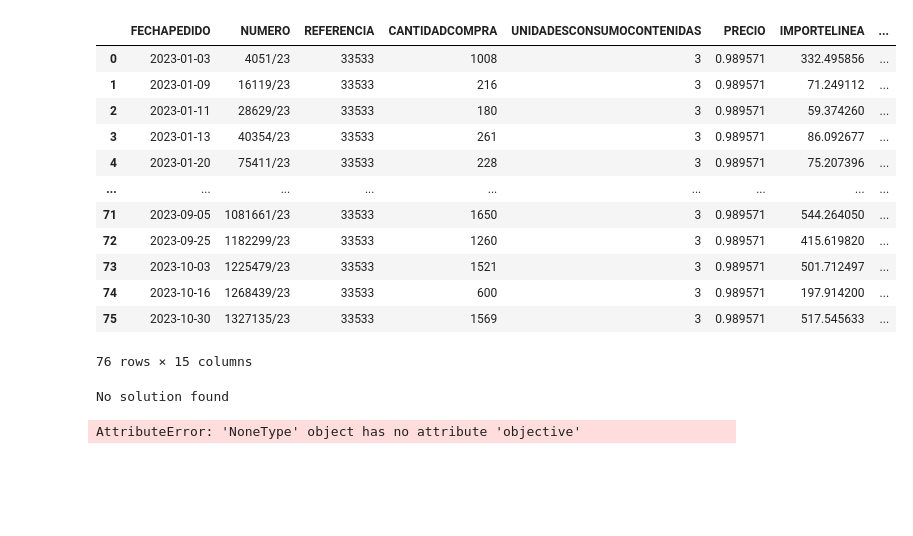
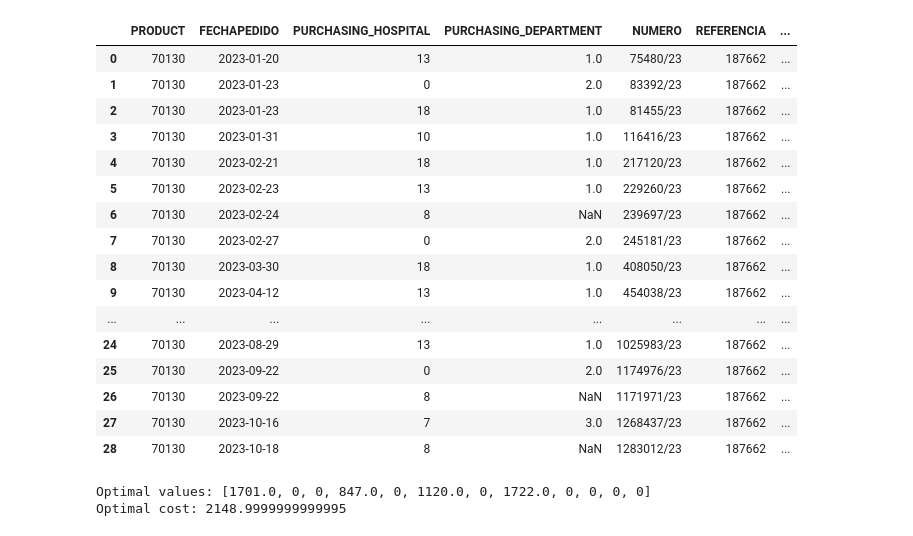
Before and after one commit to JoelSoleCasale/OptiFlowInnovators, a Jupyter notebook: notebooks/testing.ipynb, the cells around one changed output. Cells and saved outputs as stored; diff of their text form; code cells hidden in the pictures; blank space fills up the shorter version.

```diff
--- a/notebooks/testing.ipynb
+++ b/notebooks/testing.ipynb
@@ -6,27 +6,32 @@ from model.optimization_model import OptimizationModel
 import pyomo.environ as pyo
 import pandas as pd
 # %%
-df = pd.read_csv('../data/consumo_material_preprocessed.csv')
+df = pd.read_csv('../data/joel_df.csv')
 # %%
 df = df[df['FECHAPEDIDO'].str.contains('2023')]
 df = df.reset_index(drop=True)
 
-CODIGO_PROD = 65056
+CODIGO_PROD = 70130
 data = df[df['CODIGO_NUM'] == CODIGO_PROD]
 data.reset_index(drop=True, inplace=True)
+
 data
 # %% [output]
-|  | FECHAPEDIDO | NUMERO | REFERENCIA | CANTIDADCOMPRA | UNIDADESCONSUMOCONTENIDAS | PRECIO | IMPORTELINEA | ... |
-| 0 | 2023-01-03 | 4051/23 | 33533 | 1008 | 3 | 0.989571 | 332.495856 | ... |
-| 1 | 2023-01-09 | 16119/23 | 33533 | 216 | 3 | 0.989571 | 71.249112 | ... |
-| 2 | 2023-01-11 | 28629/23 | 33533 | 180 | 3 | 0.989571 | 59.374260 | ... |
-| 3 | 2023-01-13 | 40354/23 | 33533 | 261 | 3 | 0.989571 | 86.092677 | ... |
-| 4 | 2023-01-20 | 75411/23 | 33533 | 228 | 3 | 0.989571 | 75.207396 | ... |
-| ... | ... | ... | ... | ... | ... | ... | ... | ... |
-| 71 | 2023-09-05 | 1081661/23 | 33533 | 1650 | 3 | 0.989571 | 544.264050 | ... |
-| 72 | 2023-09-25 | 1182299/23 | 33533 | 1260 | 3 | 0.989571 | 415.619820 | ... |
-| 73 | 2023-10-03 | 1225479/23 | 33533 | 1521 | 3 | 0.989571 | 501.712497 | ... |
-| 74 | 2023-10-16 | 1268439/23 | 33533 | 600 | 3 | 0.989571 | 197.914200 | ... |
-| 75 | 2023-10-30 | 1327135/23 | 33533 | 1569 | 3 | 0.989571 | 517.545633 | ... |
+|  | PRODUCT | FECHAPEDIDO | PURCHASING_HOSPITAL | PURCHASING_DEPARTMENT | NUMERO | REFERENCIA | ... |
+| 0 | 70130 | 2023-01-20 | 13 | 1.0 | 75480/23 | 187662 | ... |
+| 1 | 70130 | 2023-01-23 | 0 | 2.0 | 83392/23 | 187662 | ... |
+| 2 | 70130 | 2023-01-23 | 18 | 1.0 | 81455/23 | 187662 | ... |
+| 3 | 70130 | 2023-01-31 | 10 | 1.0 | 116416/23 | 187662 | ... |
+| 4 | 70130 | 2023-02-21 | 18 | 1.0 | 217120/23 | 187662 | ... |
+| 5 | 70130 | 2023-02-23 | 13 | 1.0 | 229260/23 | 187662 | ... |
+| 6 | 70130 | 2023-02-24 | 8 | NaN | 239697/23 | 187662 | ... |
+| 7 | 70130 | 2023-02-27 | 0 | 2.0 | 245181/23 | 187662 | ... |
+| 8 | 70130 | 2023-03-30 | 18 | 1.0 | 408050/23 | 187662 | ... |
+| 9 | 70130 | 2023-04-12 | 13 | 1.0 | 454038/23 | 187662 | ... |
+| ... | ... | ... | ... | ... | ... | ... | ... |
+| 24 | 70130 | 2023-08-29 | 13 | 1.0 | 1025983/23 | 187662 | ... |
+| 25 | 70130 | 2023-09-22 | 0 | 2.0 | 1174976/23 | 187662 | ... |
+| 26 | 70130 | 2023-09-22 | 8 | NaN | 1171971/23 | 187662 | ... |
+| 27 | 70130 | 2023-10-16 | 7 | 3.0 | 1268437/23 | 187662 | ... |
+| 28 | 70130 | 2023-10-18 | 8 | NaN | 1283012/23 | 187662 | ... |
-76 rows × 15 columns
 # %%
@@ -40,10 +45,7 @@ if best_model is None:
 else:
     optimal_values = [pyo.value(best_model.p[i]) for i in best_model.p]
     print(f'Optimal values: {optimal_values}')
+    print(f'Optimal cost: {pyo.value(best_model.objective())}')
 # %% [output]
-No solution found
+Optimal values: [1701.0, 0, 0, 847.0, 0, 1120.0, 0, 1722.0, 0, 0, 0, 0]
+Optimal cost: 2148.9999999999995
-# %%
-best_model.objective()
-best_model.delta
-# %% [output]
-AttributeError: 'NoneType' object has no attribute 'objective'
```
Also changed, not shown: parts of 4 cells of this notebook, 3 other files.
